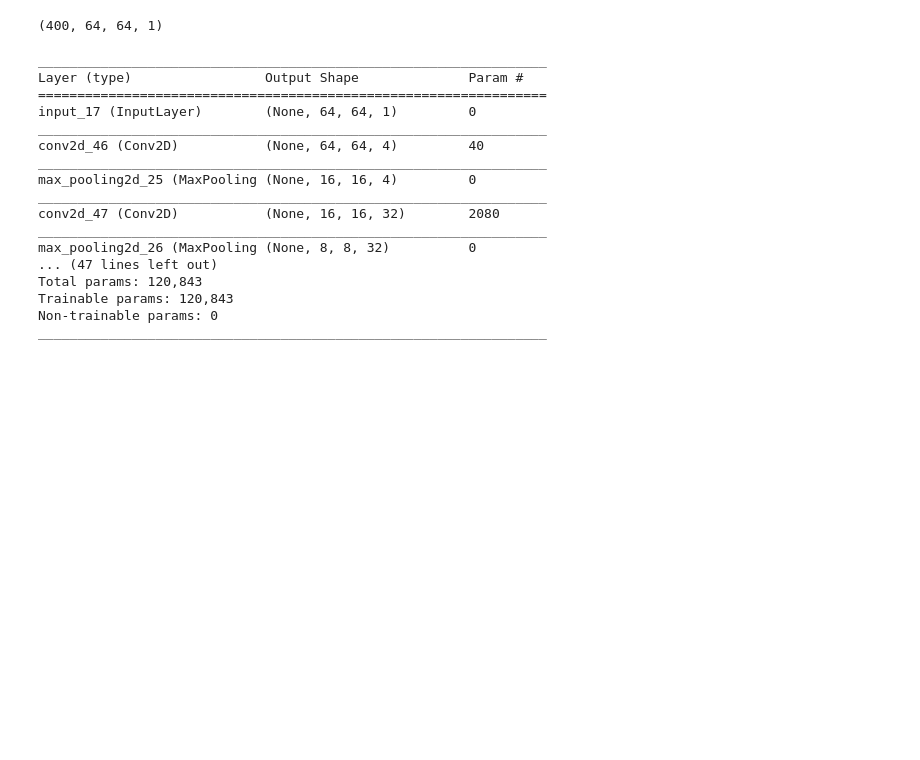
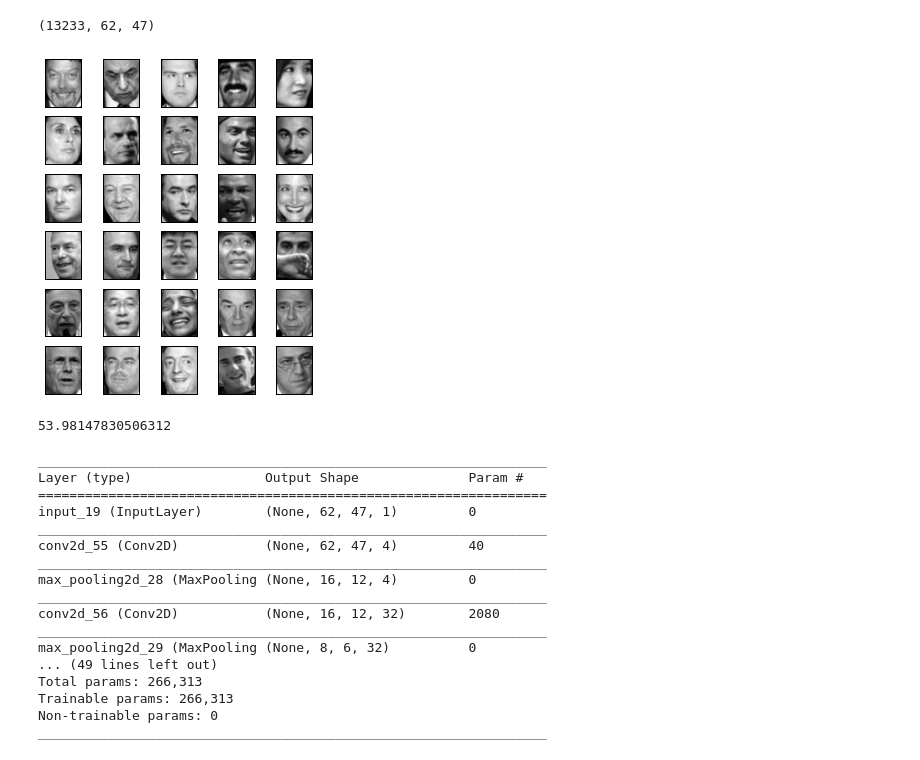
Before and after one commit to pbloem/machine-learning, a Jupyter notebook: code-samples/51 Deep Learning 2/Deep Learning.ipynb, the cells around one changed output. Saved outputs shown, nothing was run; the diff lists cells and outputs as text; code cells hidden in the pictures; blank space fills up the shorter version.

```diff
--- a/code-samples/51 Deep Learning 2/Deep Learning.ipynb
+++ b/code-samples/51 Deep Learning 2/Deep Learning.ipynb
@@ -87,18 +88,37 @@ plt.savefig('random.pdf')
-# %%
-from sklearn import datasets
-faces = datasets.fetch_olivetti_faces()
-x = faces.data.reshape(400, 64, 64, 1)
-
-x.shape
-# %% [output]
-(400, 64, 64, 1)
+# %%
+import warnings
+warnings.filterwarnings(action='once')
+
+from sklearn import datasets
+# faces = datasets.fetch_olivetti_faces()
+faces = datasets.fetch_lfw_people(data_home='.')
+
+print(faces.images.shape)
+
+# plot several images
+fig = plt.figure(figsize=(5, 6))
+for i in range(30):
+    ax = fig.add_subplot(6, 5, i + 1, xticks=[], yticks=[])
+    ax.imshow(faces.images[i, :, :], cmap='gray')
+
+plt.savefig('faces.pdf')
+
+xd = faces.images[:, :, :, None]/255.
+# %% [output]
+(13233, 62, 47)
+[figure, added]
+# %%
+import math
+math.sqrt(2914)
+# %% [output]
+53.98147830506312
 # %%
-from keras.layers import Input, Conv2D, Conv2DTranspose, Dense, Reshape, MaxPooling2D, UpSampling2D, Flatten
+from keras.layers import Input, Conv2D, Conv2DTranspose, Dense, Reshape, MaxPooling2D, UpSampling2D, Flatten, Cropping2D
 from keras.models import Model
 
-hidden_size = 2
+hidden_size = 64
 
-input = Input(shape=(64,64,1))
+input = Input(shape=(62,47,1))
 
 x = Conv2D(4, (3, 3), activation='relu', padding='same', input_shape=(28, 28, 1))(input)
 x = MaxPooling2D((4, 4), padding='same')(x)
@@ -115,15 +135,16 @@ encoder.summary()
 
 encoded = Input(shape=(hidden_size,))
 
-x = Dense(256)(encoded)
-x = Reshape((4,4,16))(x)
+x = Dense(768)(encoded)
+x = Reshape((4,3,64))(x)
 
 x = UpSampling2D((2, 2))(x)
 x = Conv2D(64, (4, 4), activation='relu', padding='same')(x)
 x = UpSampling2D((2, 2))(x)
 x = Conv2D(64, (4, 4), activation='relu', padding='same')(x)
 x = UpSampling2D((4, 4))(x)
-decoded = Conv2D(1, (4, 4), activation='sigmoid', padding='same')(x)
+x = Conv2D(1, (4, 4), activation='sigmoid', padding='same')(x)
+decoded = Cropping2D(cropping=((1, 1), (0, 1)))(x)
 
 decoder = Model(encoded, decoded)
 
@@ -136,18 +157,18 @@ auto.summary()
 _________________________________________________________________
 Layer (type)                 Output Shape              Param #
 =================================================================
-input_17 (InputLayer)        (None, 64, 64, 1)         0
+input_19 (InputLayer)        (None, 62, 47, 1)         0
 _________________________________________________________________
-conv2d_46 (Conv2D)           (None, 64, 64, 4)         40
+conv2d_55 (Conv2D)           (None, 62, 47, 4)         40
 _________________________________________________________________
-max_pooling2d_25 (MaxPooling (None, 16, 16, 4)         0
+max_pooling2d_28 (MaxPooling (None, 16, 12, 4)         0
 _________________________________________________________________
-conv2d_47 (Conv2D)           (None, 16, 16, 32)        2080
+conv2d_56 (Conv2D)           (None, 16, 12, 32)        2080
 _________________________________________________________________
-max_pooling2d_26 (MaxPooling (None, 8, 8, 32)          0
-... (47 lines left out)
-Total params: 120,843
-Trainable params: 120,843
+max_pooling2d_29 (MaxPooling (None, 8, 6, 32)          0
+... (49 lines left out)
+Total params: 266,313
+Trainable params: 266,313
 Non-trainable params: 0
 _________________________________________________________________
 # %%
```
Also changed, not shown: parts of 4 cells of this notebook.
